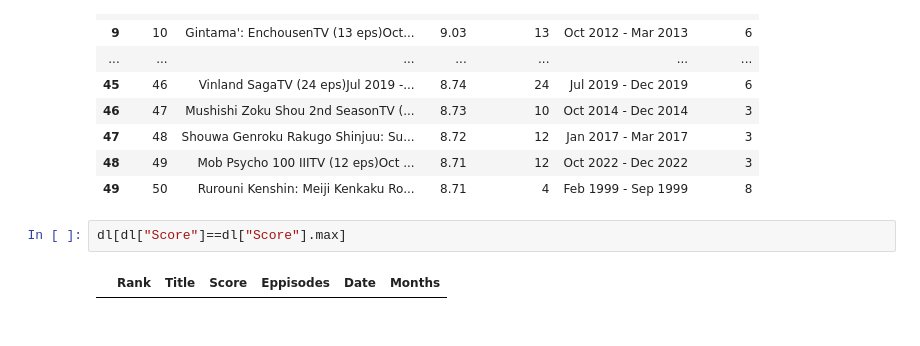
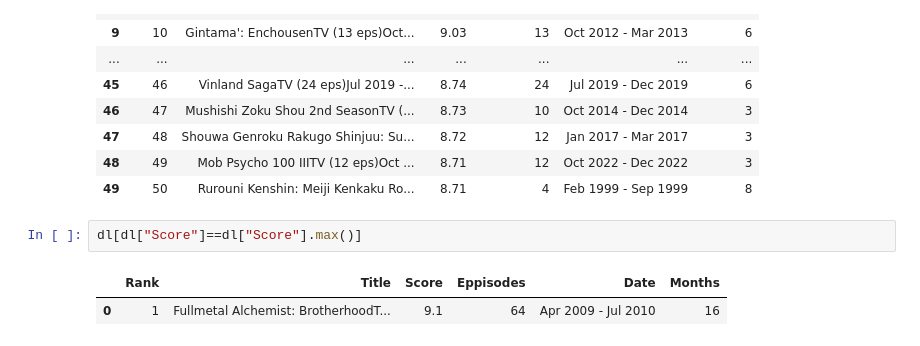
Before and after one commit to debmalya20/Pandas-, a Jupyter notebook: practice.ipynb, the cells around one changed output. Saved outputs shown, nothing was run; the diff lists cells and outputs as text.

```diff
--- a/practice.ipynb
+++ b/practice.ipynb
@@ -810,6 +810,7 @@ dl
 | 48 | 49 | Mob Psycho 100 IIITV (12 eps)Oct ... | 8.71 | 12 | Oct 2022 - Dec 2022 | 3 |
 | 49 | 50 | Rurouni Kenshin: Meiji Kenkaku Ro... | 8.71 | 4 | Feb 1999 - Sep 1999 | 8 |
 # %%
-dl[dl["Score"]==dl["Score"].max]
+dl[dl["Score"]==dl["Score"].max()]
 # %% [output]
 |  | Rank | Title | Score | Eppisodes | Date | Months |
+| 0 | 1 | Fullmetal Alchemist: BrotherhoodT... | 9.1 | 64 | Apr 2009 - Jul 2010 | 16 |
```
Also changed, not shown: 2 other files.
